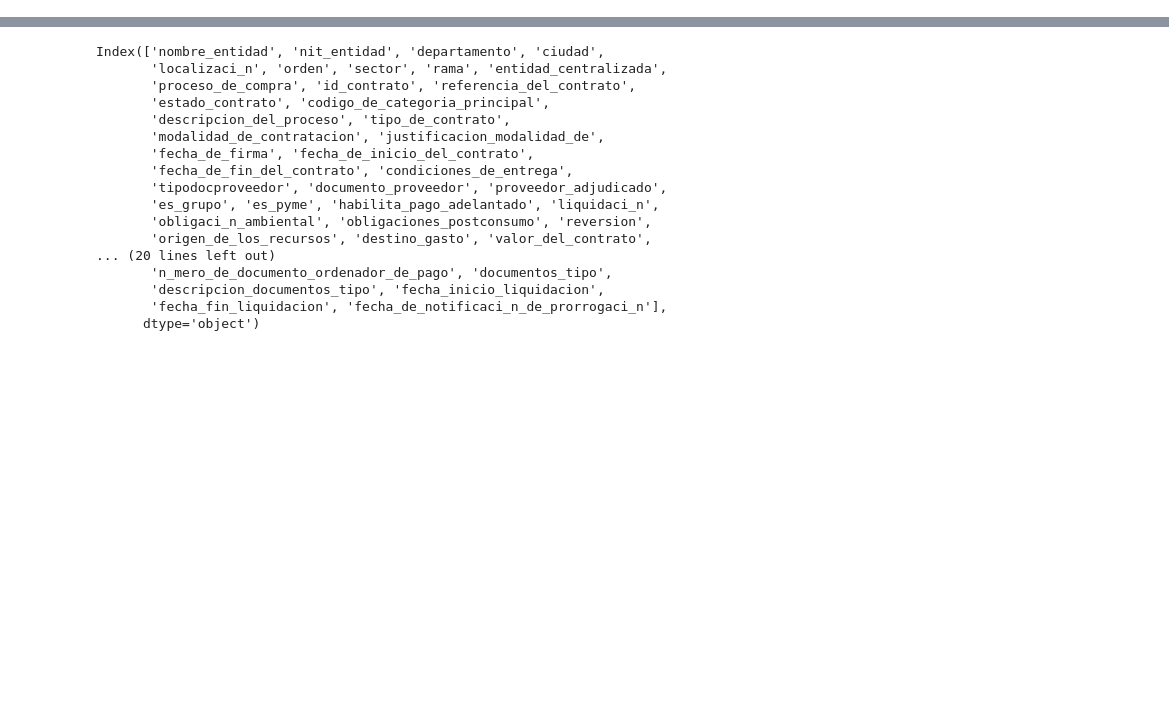
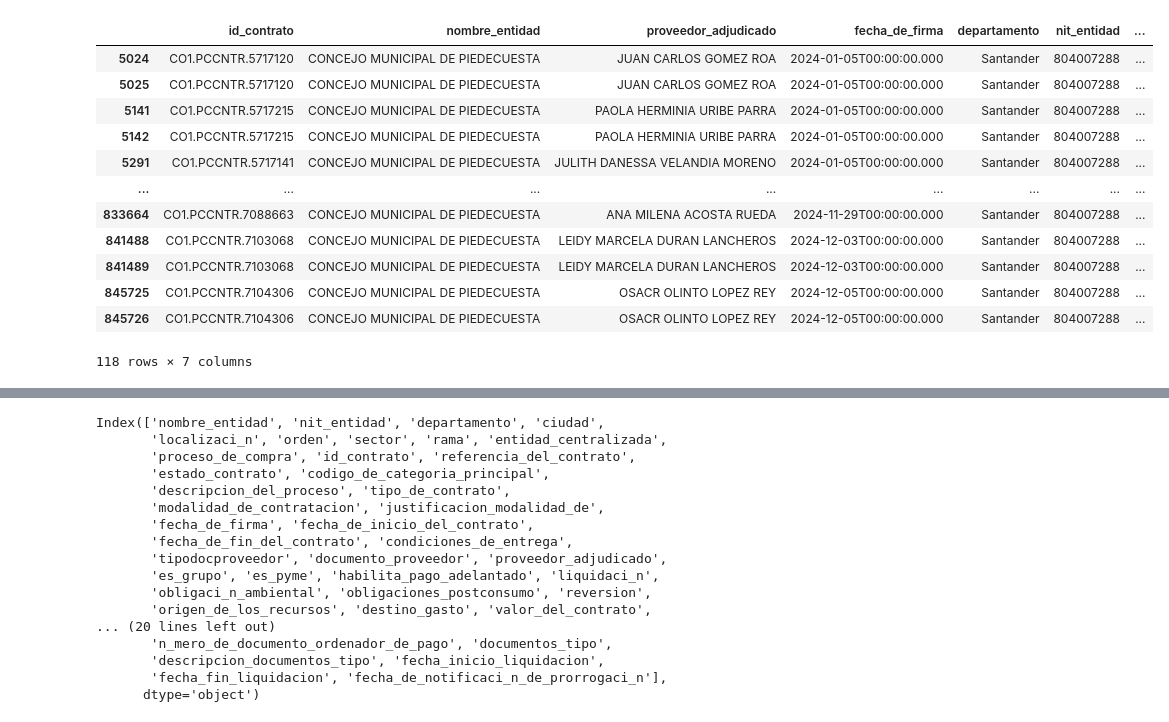
Before and after one commit to bryanmg20/secop2-etl-pipeline, a Jupyter notebook: notebooks/exploration.ipynb, the cells around one changed output, grey strips where cells are left out. Drawn from its saved outputs; the diff is of its cells as text; code cells hidden in the pictures; blank space fills up the shorter version.

```diff
--- a/notebooks/exploration.ipynb
+++ b/notebooks/exploration.ipynb
@@ -26,5 +28,21 @@ df.to_csv('../data/raw/secop2_data_2024.csv', index=False)
 # %%
 df = pd.read_csv('../data/raw/secop2_data_2024.csv')
+# %%
+df.loc[df['id_contrato'].duplicated(keep=False), ['id_contrato', 'nombre_entidad', 'proveedor_adjudicado', 'fecha_de_firma', 'departamento','nit_entidad', 'valor_del_contrato']]
+# %% [output]
+|  | id_contrato | nombre_entidad | proveedor_adjudicado | fecha_de_firma | departamento | nit_entidad | ... |
+| 5024 | CO1.PCCNTR.5717120 | CONCEJO MUNICIPAL DE PIEDECUESTA | JUAN CARLOS GOMEZ ROA | 2024-01-05T00:00:00.000 | Santander | 804007288 | ... |
+| 5025 | CO1.PCCNTR.5717120 | CONCEJO MUNICIPAL DE PIEDECUESTA | JUAN CARLOS GOMEZ ROA | 2024-01-05T00:00:00.000 | Santander | 804007288 | ... |
+| 5141 | CO1.PCCNTR.5717215 | CONCEJO MUNICIPAL DE PIEDECUESTA | PAOLA HERMINIA URIBE PARRA | 2024-01-05T00:00:00.000 | Santander | 804007288 | ... |
+| 5142 | CO1.PCCNTR.5717215 | CONCEJO MUNICIPAL DE PIEDECUESTA | PAOLA HERMINIA URIBE PARRA | 2024-01-05T00:00:00.000 | Santander | 804007288 | ... |
+| 5291 | CO1.PCCNTR.5717141 | CONCEJO MUNICIPAL DE PIEDECUESTA | JULITH DANESSA VELANDIA MORENO | 2024-01-05T00:00:00.000 | Santander | 804007288 | ... |
+| ... | ... | ... | ... | ... | ... | ... | ... |
+| 833664 | CO1.PCCNTR.7088663 | CONCEJO MUNICIPAL DE PIEDECUESTA | ANA MILENA ACOSTA RUEDA | 2024-11-29T00:00:00.000 | Santander | 804007288 | ... |
+| 841488 | CO1.PCCNTR.7103068 | CONCEJO MUNICIPAL DE PIEDECUESTA | LEIDY MARCELA DURAN LANCHEROS | 2024-12-03T00:00:00.000 | Santander | 804007288 | ... |
+| 841489 | CO1.PCCNTR.7103068 | CONCEJO MUNICIPAL DE PIEDECUESTA | LEIDY MARCELA DURAN LANCHEROS | 2024-12-03T00:00:00.000 | Santander | 804007288 | ... |
+| 845725 | CO1.PCCNTR.7104306 | CONCEJO MUNICIPAL DE PIEDECUESTA | OSACR OLINTO LOPEZ REY | 2024-12-05T00:00:00.000 | Santander | 804007288 | ... |
+| 845726 | CO1.PCCNTR.7104306 | CONCEJO MUNICIPAL DE PIEDECUESTA | OSACR OLINTO LOPEZ REY | 2024-12-05T00:00:00.000 | Santander | 804007288 | ... |
+118 rows × 7 columns
 # %%
 df.head()
 # %% [output]
```
Also changed, not shown: parts of 1 cell of this notebook, 4 other files.
